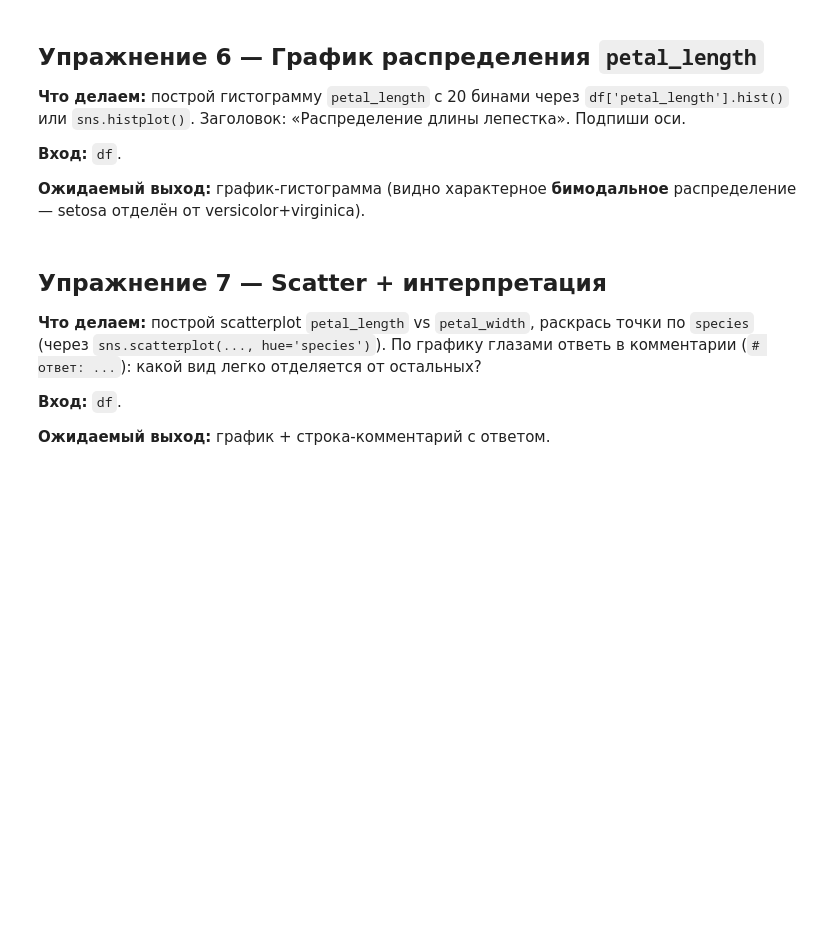
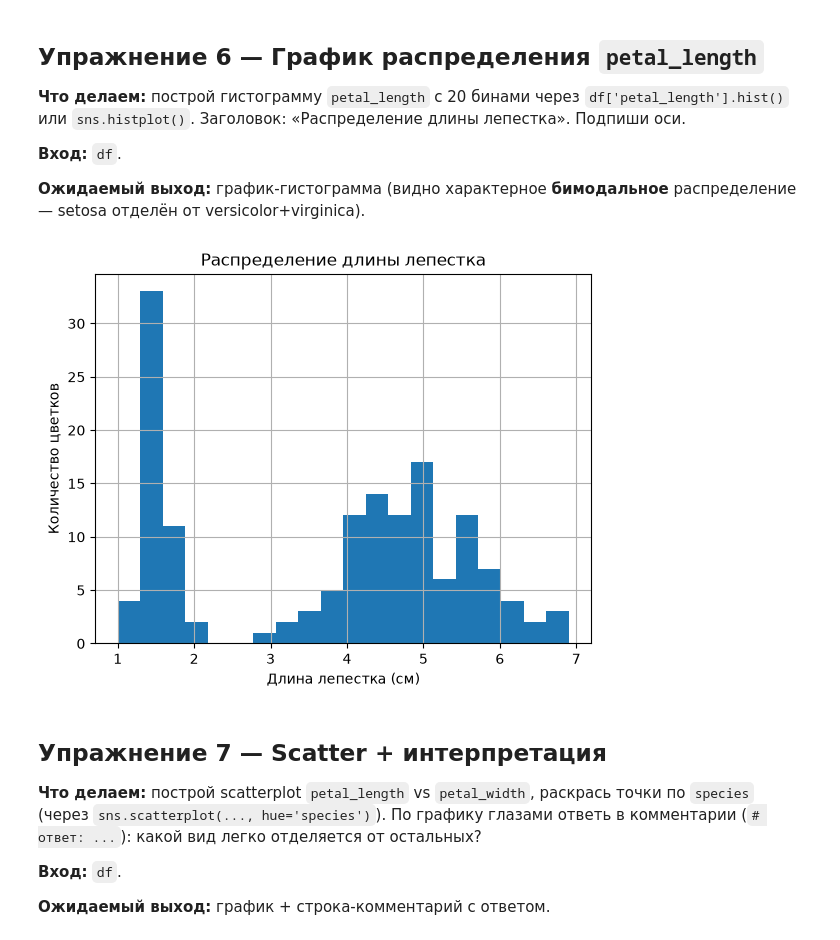
Before and after one commit to kokontsev/mentoring-course, a Jupyter notebook: week_07/00_pandas_numpy_primer_practice.ipynb, the cells around one changed output. Drawn from its saved outputs; the diff is of its cells as text; code cells hidden in the pictures; blank space fills up the shorter version.

```diff
--- a/week_07/00_pandas_numpy_primer_practice.ipynb
+++ b/week_07/00_pandas_numpy_primer_practice.ipynb
@@ -104,3 +159,14 @@ big_flowers = ...
+# %%
+# твой код
+ax = df['petal_length'].hist(bins=20)
+
+ax.set_title('Распределение длины лепестка')
+ax.set_xlabel('Длина лепестка (см)')
+ax.set_ylabel('Количество цветков')
+
+plt.show()
+# %% [output]
+[figure, added]
 # %% [markdown]
 ## Упражнение 7 — Scatter + интерпретация
 
```
Also changed, not shown: parts of 18 cells of this notebook, 3 other files.
